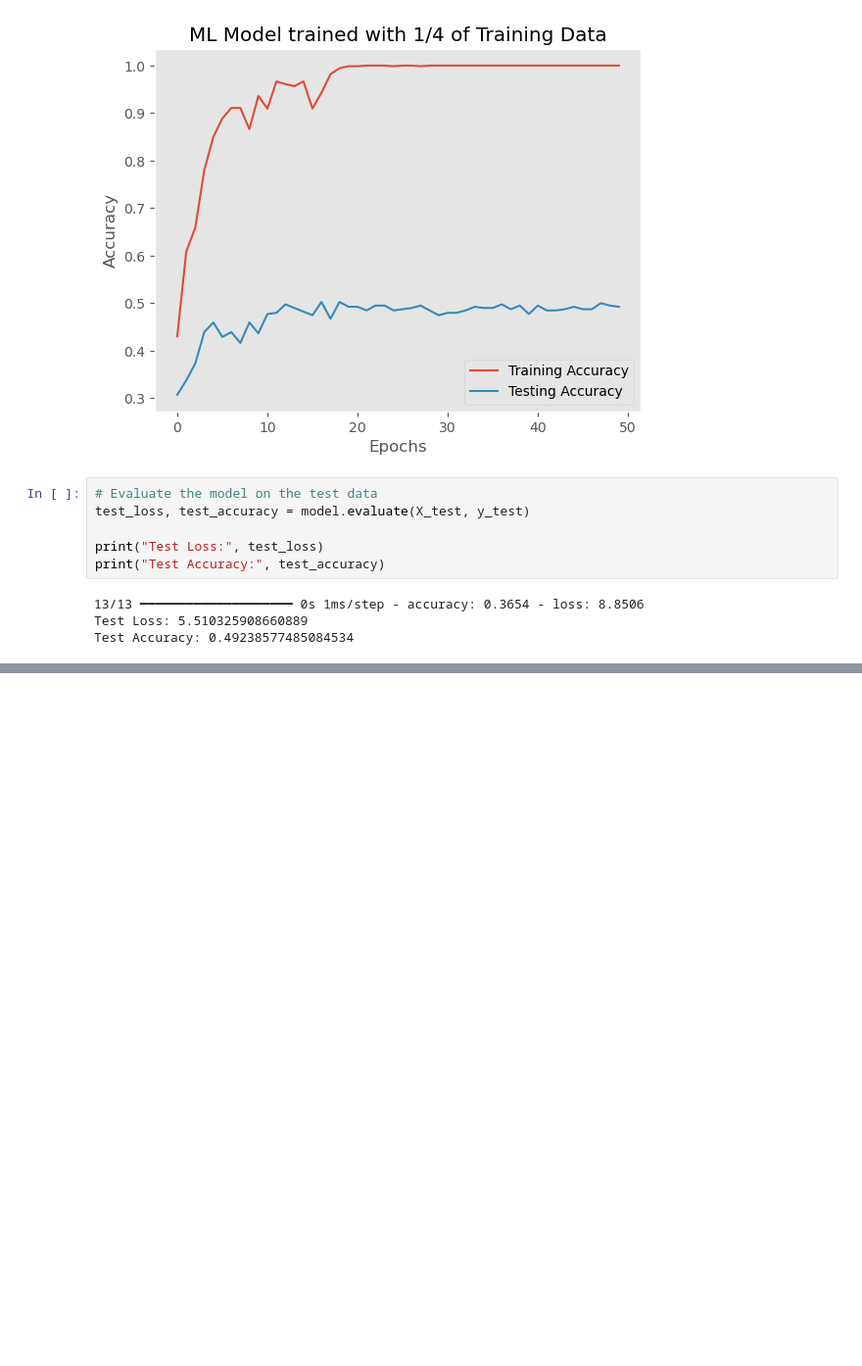
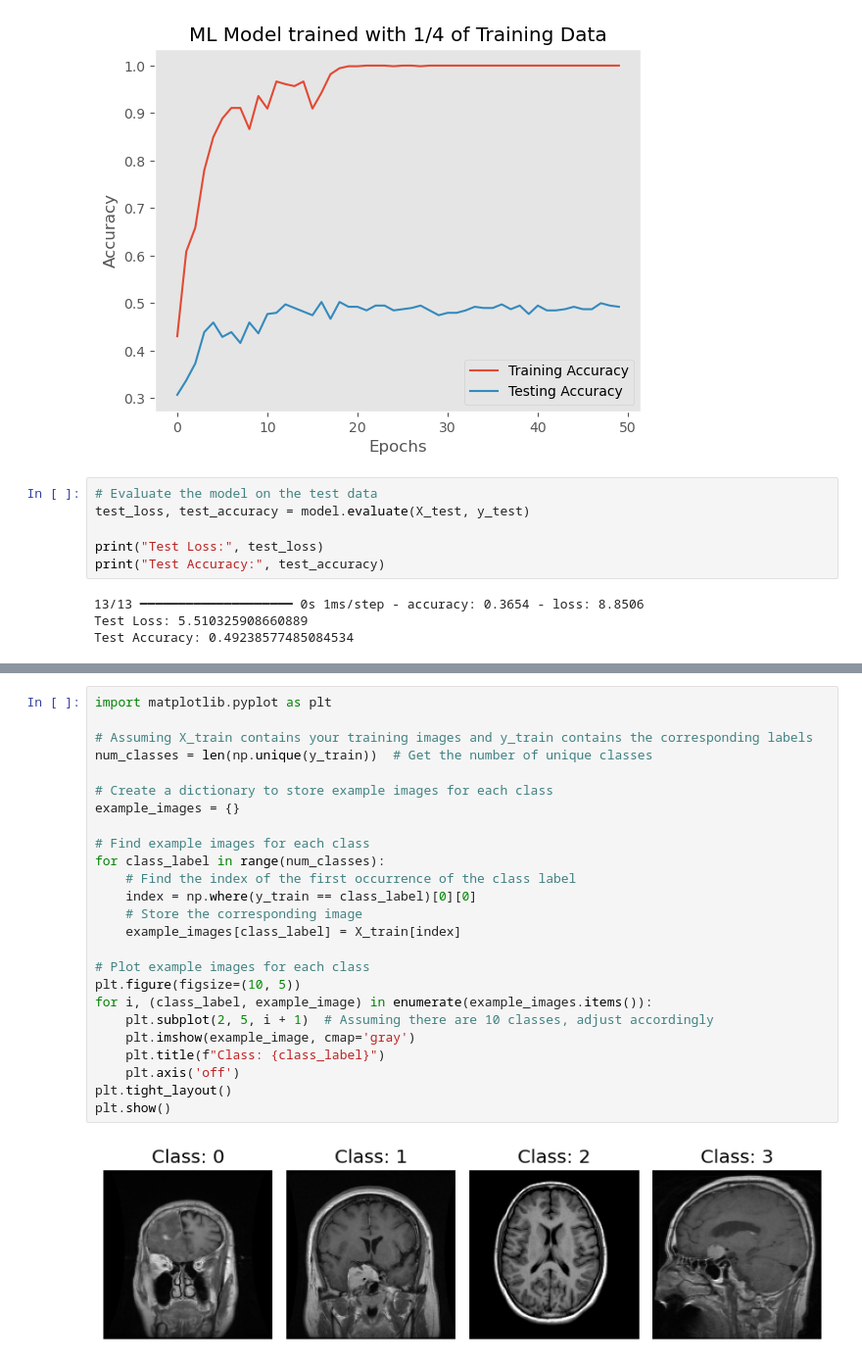
Before and after one commit to catnys/ClinicalFedLearn, a Jupyter notebook: ClinicalFedLearn/mri_classification.ipynb, the cells around one changed output, grey strips where cells are left out. Shown at 98% size. Drawn from its saved outputs; the diff is of its cells as text; blank space fills up the shorter version.

```diff
--- a/ClinicalFedLearn/mri_classification.ipynb
+++ b/ClinicalFedLearn/mri_classification.ipynb
@@ -179,0 +192,27 @@ Test Accuracy: 0.49238577485084534
+# %%
+import matplotlib.pyplot as plt
+
+# Assuming X_train contains your training images and y_train contains the corresponding labels
+num_classes = len(np.unique(y_train))  # Get the number of unique classes
+
+# Create a dictionary to store example images for each class
+example_images = {}
+
+# Find example images for each class
+for class_label in range(num_classes):
+    # Find the index of the first occurrence of the class label
+    index = np.where(y_train == class_label)[0][0]
+    # Store the corresponding image
+    example_images[class_label] = X_train[index]
+
+# Plot example images for each class
+plt.figure(figsize=(10, 5))
+for i, (class_label, example_image) in enumerate(example_images.items()):
+    plt.subplot(2, 5, i + 1)  # Assuming there are 10 classes, adjust accordingly
+    plt.imshow(example_image, cmap='gray')
+    plt.title(f"Class: {class_label}")
+    plt.axis('off')
+plt.tight_layout()
+plt.show()
+# %% [output]
+[figure, added]
```
Also changed, not shown: parts of 1 cell of this notebook, 1 other file.
